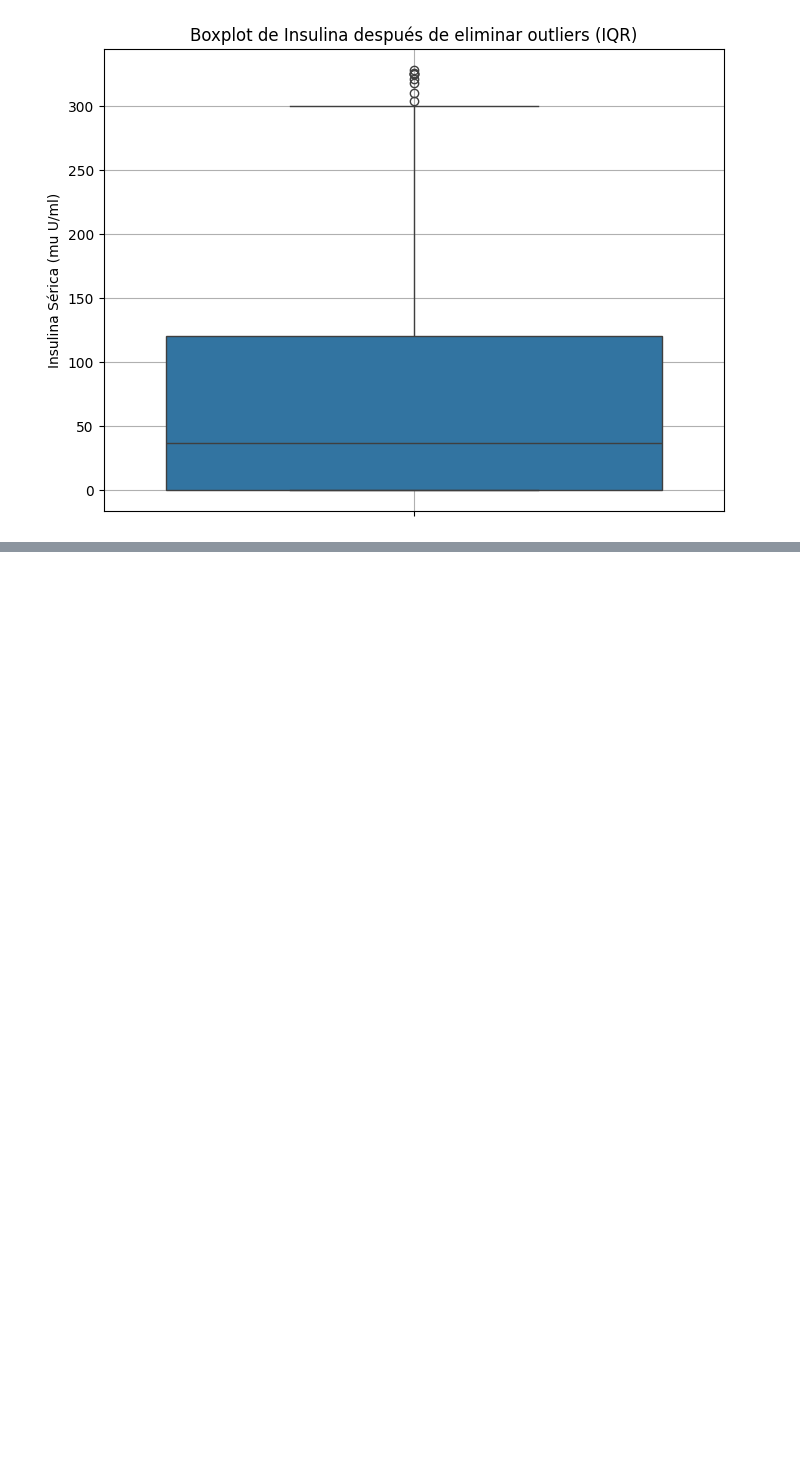
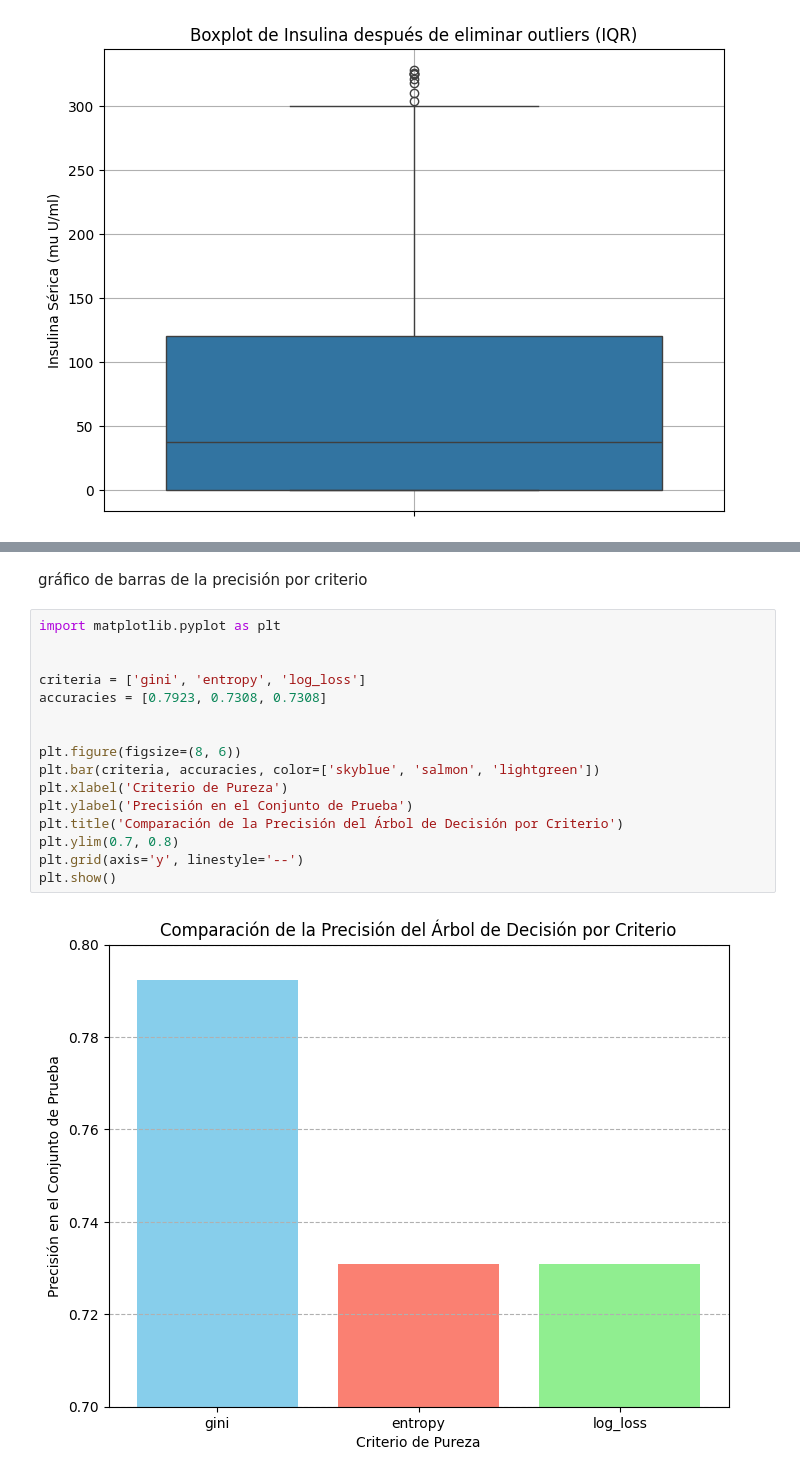
Before and after one commit to 4GeeksAcademy/arb_d_demachine-learning-python-template, a Jupyter notebook: src/explore.ipynb, the cells around one changed output, grey strips where cells are left out. Drawn from its saved outputs; the diff is of its cells as text; blank space fills up the shorter version.

```diff
--- a/src/explore.ipynb
+++ b/src/explore.ipynb
@@ -407,0 +710,20 @@ plt.show()
+# %% [markdown]
+gráfico de barras de la precisión por criterio
+# %%
+import matplotlib.pyplot as plt
+
+
+criteria = ['gini', 'entropy', 'log_loss']
+accuracies = [0.7923, 0.7308, 0.7308]
+
+
+plt.figure(figsize=(8, 6))
+plt.bar(criteria, accuracies, color=['skyblue', 'salmon', 'lightgreen'])
+plt.xlabel('Criterio de Pureza')
+plt.ylabel('Precisión en el Conjunto de Prueba')
+plt.title('Comparación de la Precisión del Árbol de Decisión por Criterio')
+plt.ylim(0.7, 0.8)
+plt.grid(axis='y', linestyle='--')
+plt.show()
+# %% [output]
+[figure, added]
```
Also changed, not shown: parts of 21 cells of this notebook.
